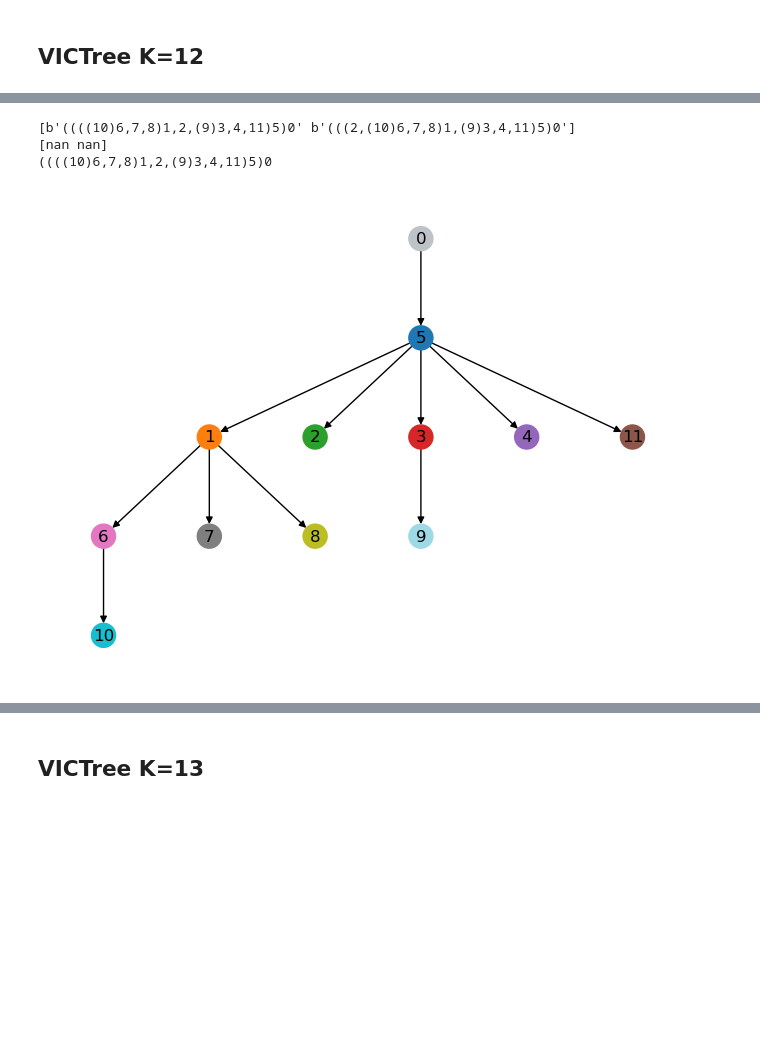
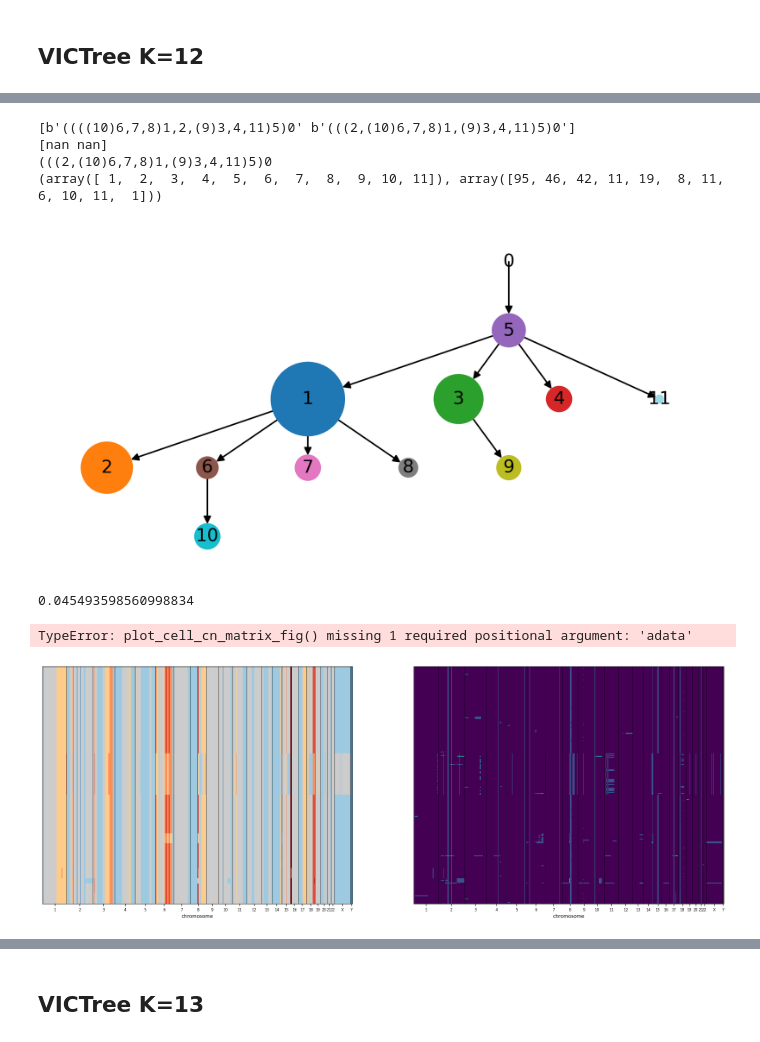
Before and after one commit to Lagergren-Lab/victree, a Jupyter notebook: src/experiments/result_viz.ipynb, the cells around one changed output, grey strips where cells are left out. Drawn from its saved outputs; the diff is of its cells as text; code cells hidden in the pictures; blank space fills up the shorter version.

```diff
--- a/src/experiments/result_viz.ipynb
+++ b/src/experiments/result_viz.ipynb
@@ -33,6 +36,16 @@ cell_names = con_cn_df.filter(like='SA501X3F').columns
 in_ad.layers['conet-cn'] = con_cn_df[cell_names].to_numpy().T
 # %% [markdown]
 ## VICTree K=12
+# %%
+import h5py
+clone_probs = None
+import numpy as np
+
+with h5py.File("../../out_SA501X3F_K12/victree.model.h5", 'r') as fk12:
+    clone_probs = fk12['qZ']['pi'][...]
+
+ad.obs['clone-prob'] = clone_probs[np.arange(ad.n_obs), ad.obs['victree-clone']]
+in_ad.obs['clone-prob'] = clone_probs[np.arange(ad.n_obs), ad.obs['victree-clone']]
 # %%
 in_ad.obs['victree-clone'] = ad.obs.set_index(in_ad.obs_names)['victree-clone']
 g = pl.plot_cell_cn_matrix_fig(in_ad, 'conet-cn', max_cn=6, cell_order_fields=['victree-clone'], annotation_fields=['victree-clone'])
@@ -41,3 +58,8 @@ g = pl.plot_cell_cn_matrix_fig(in_ad, 'conet-cn', max_cn=6, cell_order_fields=['
 # %%
-g = pl.plot_cell_cn_matrix_fig(ad, 'victree-cn-viterbi', max_cn=6, cell_order_fields=['victree-clone'], annotation_fields=['victree-clone', 'victree-mu', 'victree-loglik'])
+g = pl.plot_cell_cn_matrix_fig(ad, 'victree-cn-viterbi', max_cn=6, cell_order_fields=['victree-clone'], annotation_fields=['victree-clone'])
+
+gfig = g['fig']
+gfig.set_size_inches(*plot_size)
+gfig.set_dpi(plot_dpi)
+gfig.savefig("../../out_SA501X3F_K12/victree_cn.png")
 # %% [output]
@@ -45,20 +67,42 @@ g = pl.plot_cell_cn_matrix_fig(ad, 'victree-cn-viterbi', max_cn=6, cell_order_fi
 # %%
 from io import StringIO
 from utils.tree_utils import parse_newick, tree_to_newick
 from networkx.drawing.nx_agraph import graphviz_layout
 import networkx as nx
 import numpy as np
 
 print(ad.uns['victree-tree-newick'])
 print(ad.uns['victree-tree-probs'])
-tree_newick =str(ad.uns['victree-tree-newick'][0], 'UTF-8')
+tree_newick =str(ad.uns['victree-tree-newick'][1], 'UTF-8')
 print(tree_newick)
 tree = parse_newick(StringIO(tree_newick))
+tree = nx.relabel_nodes(tree, {str(i): i for i in range(len(tree.nodes()))})
 pos = graphviz_layout(tree, prog='dot')
-node_color = [np.array([189, 195, 199, 1.]) / np.array([255, 255, 255, 1.])] + list(g['annotation_info']['victree-clone']['level_colors'].values())
-nx.draw(tree, node_color=node_color, with_labels=True, pos=pos)
+col_dict = g['annotation_info']['victree-clone']['level_colors']
+col_dict[0] = np.array([189, 195, 199, 1.]) / np.array([255, 255, 255, 1.])
+colors = [col_dict[i] for i in tree.nodes()]
+clone_counts = np.unique(ad.obs['victree-clone'], return_counts=True)
+print(clone_counts)
+node_size_dict = {a[0]: a[1] for a in zip(*clone_counts)}
+node_size_dict[0] = 0
+node_size = [node_size_dict[i] * 25 for i in tree.nodes()]
+fig, ax = plt.subplots(figsize=(8, 4), dpi=300)
+nx.draw(tree, node_color=colors, with_labels=True, pos=pos, node_size=node_size)
+fig.savefig("../../out_SA501X3F_K12/treeplot.png")
 # %% [output]
 [b'((((10)6,7,8)1,2,(9)3,4,11)5)0' b'(((2,(10)6,7,8)1,(9)3,4,11)5)0']
 [nan nan]
-((((10)6,7,8)1,2,(9)3,4,11)5)0
+(((2,(10)6,7,8)1,(9)3,4,11)5)0
+(array([ 1,  2,  3,  4,  5,  6,  7,  8,  9, 10, 11]), array([95, 46, 42, 11, 19,  8, 11,  6, 10, 11,  1]))
-[figure, old version]
+[figure, new version]
+# %%
+import matplotlib.pyplot as plt
+ad.layers['diff-cn'] = np.abs(np.clip(ad.layers['victree-cn-viterbi'], a_min=0, a_max=4)-in_ad.layers['conet-cn'])
+print(np.mean(ad.layers['diff-cn']))
+fig, axs = plt.subplots(1, 2, figsize=(20, 7))
+h = pl.plot_cell_cn_matrix(ad, 'victree-cn-viterbi', cell_order_fields=['victree-clone'], max_cn=6, ax=axs[0])
+f = pl.plot_cell_cn_matrix(ad, 'diff-cn', cell_order_fields=['victree-clone'], raw=True, ax=axs[1])
+# %% [output]
+0.045493598560998834
+TypeError: plot_cell_cn_matrix_fig() missing 1 required positional argument: 'adata'
+[figure, added]
```
Also changed, not shown: parts of 5 cells of this notebook, 1 other file.
